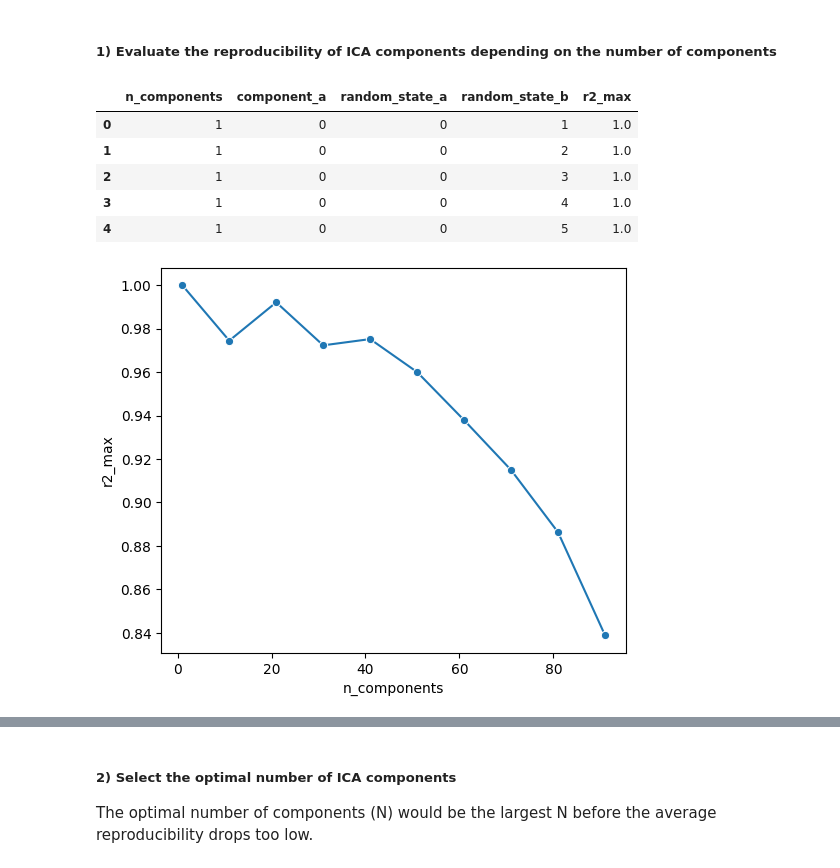
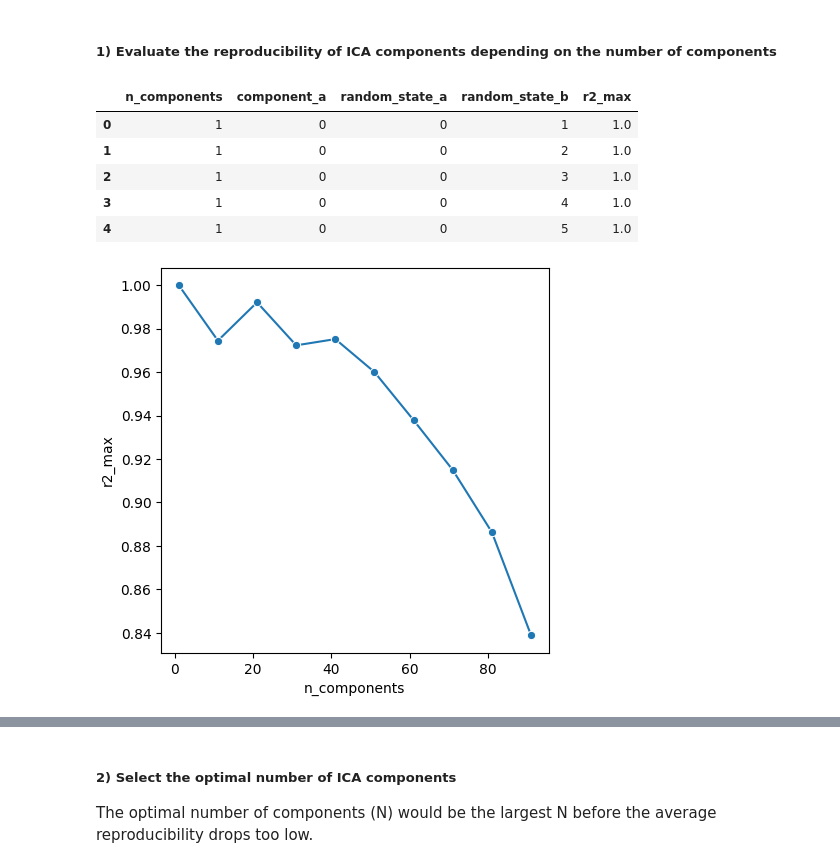
Before and after one commit to AndreaRMICL/omics_tools, a Jupyter notebook: notebooks/multivariate_unsupervised.ipynb, the cells around one changed output, grey strips where cells are left out. Cells and saved outputs as stored; diff of their text form; code cells hidden in the pictures.

```diff
--- a/notebooks/multivariate_unsupervised.ipynb
+++ b/notebooks/multivariate_unsupervised.ipynb
@@ -100,32 +101,32 @@ metrics_nc_avg = (metrics
                   .groupby("n_components")
                   ["r2_max"]
                   .median()
                   .to_frame()
                   .reset_index()
                  ) # metrics aggregated by number of components (nc)
 metrics_nc_rs_avg = (metrics
                      .groupby(["n_components", "random_state_a"])
                      ["r2_max"]
                      .median()
                      .to_frame()
                      .reset_index()
                     ) # metrics aggregated by number of components (nc) and random state (rs)
 
 display(metrics.head()) # R2 is the maximum correlation between each of the components of given run and all other components of another run.
 
 # Plot the average component similarity (R2_max) across all for the different number of components evaluated
-plt.figure(figsize=(6, 5))
+plt.figure(figsize=(5, 5))
 sns.lineplot(data=metrics.groupby("n_components")["r2_max"].median().to_frame().reset_index(),
                 x="n_components",
                 y="r2_max",
                 marker="o"
                )
 plt.show()
 # %% [output]
 |  | n_components | component_a | random_state_a | random_state_b | r2_max |
 | 0 | 1 | 0 | 0 | 1 | 1.0 |
 | 1 | 1 | 0 | 0 | 2 | 1.0 |
 | 2 | 1 | 0 | 0 | 3 | 1.0 |
 | 3 | 1 | 0 | 0 | 4 | 1.0 |
 | 4 | 1 | 0 | 0 | 5 | 1.0 |
-[figure, old version]
+[figure, new version]
```
Also changed, not shown: parts of 9 cells of this notebook, 2 other files.
